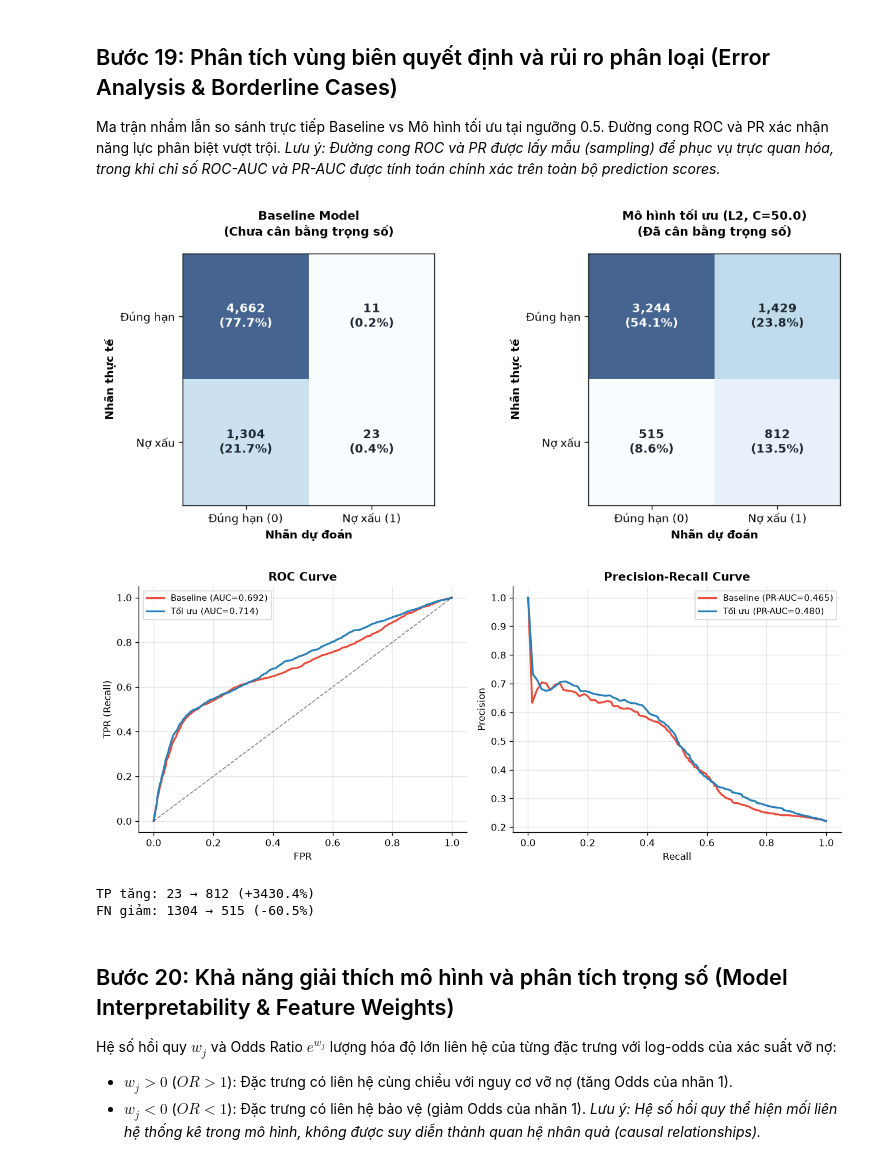
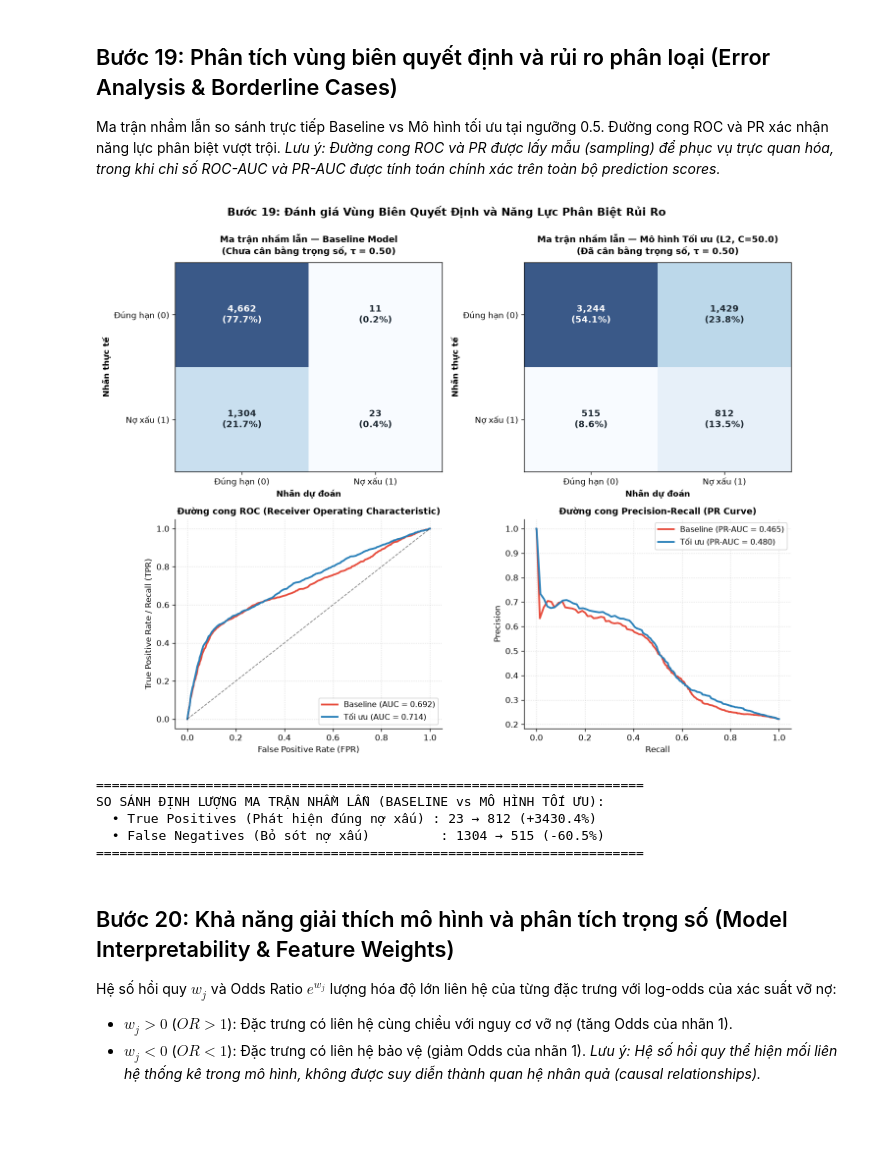
Before and after one commit to nguyenthinhuy04062006-droid/LogR, a Jupyter notebook: credit_card_default_logistic_regression.ipynb, the cells around one changed output. Cells and saved outputs as stored; diff of their text form; code cells hidden in the pictures; blank space fills up the shorter version.

Commit message:
fix(notebook): integrate 2x2 multi-panel layout in Step 19 for confusion matrix and fix label overlap in Step 20

```diff
--- a/credit_card_default_logistic_regression.ipynb
+++ b/credit_card_default_logistic_regression.ipynb
@@ -842,37 +842,33 @@ Std F1 (CV)  : 0.0121 (Độ biến thiên thấp -> mô hình ổn định cao)
 Ma trận nhầm lẫn so sánh trực tiếp Baseline vs Mô hình tối ưu tại ngưỡng 0.5. Đường cong ROC và PR xác nhận năng lực phân biệt vượt trội.
 *Lưu ý: Đường cong ROC và PR được lấy mẫu (sampling) để phục vụ trực quan hóa, trong khi chỉ số ROC-AUC và PR-AUC được tính toán chính xác trên toàn bộ prediction scores.*
 # %%
-# Ma trận nhầm lẫn so sánh + ROC + PR curves
+# Ma trận nhầm lẫn so sánh + ROC + PR curves (Tích hợp 4 panel trực quan)
 cm_base = confusion_matrix(y_test, y_pred_base)
 cm_best = confusion_matrix(y_test, y_pred_best)
 
-# 1. Ma trận nhầm lẫn so sánh
-fig1, (ax1a, ax1b) = plt.subplots(1, 2, figsize=(10.5, 4.5))
+# Tạo khung đồ thị 2x2: Hàng 1 là Ma trận nhầm lẫn, Hàng 2 là Đường cong ROC & PR
+fig, ((ax1a, ax1b), (ax_roc, ax_pr)) = plt.subplots(2, 2, figsize=(12, 9.5))
+fig.suptitle('Bước 19: Đánh giá Vùng Biên Quyết Định và Năng Lực Phân Biệt Rủi Ro', fontsize=13, fontweight='bold', y=0.995)
 
 def render_cm_academic(ax, cm, title, subtitle):
-    ax.matshow(cm, cmap='Blues', alpha=0.75)
+    im = ax.imshow(cm, cmap='Blues', alpha=0.8, aspect='auto')
+    total = np.sum(cm)
     for i in range(2):
         for j in range(2):
             val = cm[i, j]
-            pct = (val / np.sum(cm)) * 100
+            pct = (val / total) * 100
             color_txt = '#ffffff' if val > np.max(cm)/2 else '#1a252f'
             ax.text(j, i, f"{val:,}\n({pct:.1f}%)", va='center', ha='center',
                     color=color_txt, fontweight='bold', fontsize=11)
-    ax.set_title(f"{title}\n{subtitle}", pad=16, fontweight='bold', fontsize=11)
+    ax.set_title(f"{title}\n{subtitle}", pad=10, fontweight='bold', fontsize=11)
     ax.set_xlabel('Nhãn dự đoán', fontsize=10, fontweight='bold')
     ax.set_ylabel('Nhãn thực tế', fontsize=10, fontweight='bold')
     ax.set_xticks([0, 1]); ax.set_yticks([0, 1])
     ax.set_xticklabels(['Đúng hạn (0)', 'Nợ xấu (1)'])
-    ax.set_yticklabels(['Đúng hạn', 'Nợ xấu'])
-    ax.tick_params(top=False, bottom=True, labeltop=False, labelbottom=True)
+    ax.set_yticklabels(['Đúng hạn (0)', 'Nợ xấu (1)'])
 
-render_cm_academic(ax1a, cm_base, "Baseline Model", "(Chưa cân bằng trọng số)")
-render_cm_academic(ax1b, cm_best, f"Mô hình tối ưu ({best_params['penalty'].upper()}, C={best_params['C']})", "(Đã cân bằng trọng số)")
-plt.tight_layout()
-plt.show()
-
-# 2. ROC & PR Curves
-fig2, (ax_roc, ax_pr) = plt.subplots(1, 2, figsize=(11, 4.5))
+render_cm_academic(ax1a, cm_base, "Ma trận nhầm lẫn — Baseline Model", "(Chưa cân bằng trọng số, τ = 0.50)")
+render_cm_academic(ax1b, cm_best, f"Ma trận nhầm lẫn — Mô hình Tối ưu ({best_params['penalty'].upper()}, C={best_params['C']})", "(Đã cân bằng trọng số, τ = 0.50)")
 
 # ROC curve — tính thủ công
 def compute_roc_points(y_true, y_scores):
@@ -882,51 +878,63 @@ def compute_roc_points(y_true, y_scores):
     for th in thresholds[::max(1, len(thresholds)//200)]:
         y_pred_th = (y_scores >= th).astype(int)
         tp = ((y_pred_th == 1) & (y_true == 1)).sum()
         fp = ((y_pred_th == 1) & (y_true == 0)).sum()
         tprs.append(tp/P if P > 0 else 0); fprs.append(fp/N if N > 0 else 0)
     tprs.append(1.0); fprs.append(1.0)
     return np.array(fprs), np.array(tprs)
 
 fpr_b, tpr_b = compute_roc_points(y_test, y_proba_base)
 fpr_m, tpr_m = compute_roc_points(y_test, y_proba_best)
-ax_roc.plot(fpr_b, tpr_b, color='#e74c3c', lw=2, label=f'Baseline (AUC={auc_base:.3f})')
-ax_roc.plot(fpr_m, tpr_m, color='#2980b9', lw=2, label=f'Tối ưu (AUC={auc_best:.3f})')
-ax_roc.plot([0,1],[0,1],'k--',lw=1,alpha=0.5)
-ax_roc.set_xlabel('FPR'); ax_roc.set_ylabel('TPR (Recall)')
-ax_roc.set_title('ROC Curve', fontweight='bold'); ax_roc.legend(fontsize=9)
-ax_roc.grid(alpha=0.3); ax_roc.spines['top'].set_visible(False); ax_roc.spines['right'].set_visible(False)
+ax_roc.plot(fpr_b, tpr_b, color='#e74c3c', lw=2.2, label=f'Baseline (AUC = {auc_base:.3f})')
+ax_roc.plot(fpr_m, tpr_m, color='#2980b9', lw=2.2, label=f'Tối ưu (AUC = {auc_best:.3f})')
+ax_roc.plot([0, 1], [0, 1], 'k--', lw=1, alpha=0.5)
+ax_roc.set_xlabel('False Positive Rate (FPR)', fontsize=10)
+ax_roc.set_ylabel('True Positive Rate / Recall (TPR)', fontsize=10)
+ax_roc.set_title('Đường cong ROC (Receiver Operating Characteristic)', fontweight='bold', fontsize=11)
+ax_roc.legend(fontsize=9.5, loc='lower right')
+ax_roc.grid(True, linestyle=':', alpha=0.5)
+ax_roc.spines['top'].set_visible(False); ax_roc.spines['right'].set_visible(False)
 
-# PR curve
+# PR curve — tính thủ công
 def compute_pr_points(y_true, y_scores):
     thresholds = np.sort(np.unique(y_scores))[::-1]
     precs, recs = [1.0], [0.0]
     P = (y_true == 1).sum()
     for th in thresholds[::max(1, len(thresholds)//200)]:
         y_p = (y_scores >= th).astype(int)
         tp = ((y_p == 1) & (y_true == 1)).sum()
         fp = ((y_p == 1) & (y_true == 0)).sum()
         prec = tp/(tp+fp) if (tp+fp) > 0 else 1.0
         rec = tp/P if P > 0 else 0
         precs.append(prec); recs.append(rec)
     return np.array(recs), np.array(precs)
 
 rec_b, prec_b = compute_pr_points(y_test, y_proba_base)
 rec_m, prec_m = compute_pr_points(y_test, y_proba_best)
-ax_pr.plot(rec_b, prec_b, color='#e74c3c', lw=2, label=f'Baseline (PR-AUC={prauc_base:.3f})')
-ax_pr.plot(rec_m, prec_m, color='#2980b9', lw=2, label=f'Tối ưu (PR-AUC={prauc_best:.3f})')
-ax_pr.set_xlabel('Recall'); ax_pr.set_ylabel('Precision')
-ax_pr.set_title('Precision-Recall Curve', fontweight='bold'); ax_pr.legend(fontsize=9)
-ax_pr.grid(alpha=0.3); ax_pr.spines['top'].set_visible(False); ax_pr.spines['right'].set_visible(False)
+ax_pr.plot(rec_b, prec_b, color='#e74c3c', lw=2.2, label=f'Baseline (PR-AUC = {prauc_base:.3f})')
+ax_pr.plot(rec_m, prec_m, color='#2980b9', lw=2.2, label=f'Tối ưu (PR-AUC = {prauc_best:.3f})')
+ax_pr.set_xlabel('Recall', fontsize=10)
+ax_pr.set_ylabel('Precision', fontsize=10)
+ax_pr.set_title('Đường cong Precision-Recall (PR Curve)', fontweight='bold', fontsize=11)
+ax_pr.legend(fontsize=9.5, loc='upper right')
+ax_pr.grid(True, linestyle=':', alpha=0.5)
+ax_pr.spines['top'].set_visible(False); ax_pr.spines['right'].set_visible(False)
+
 plt.tight_layout()
 plt.show()
 
-print(f"\nTP tăng: {int(cm_base[1,1])} → {int(cm_best[1,1])} (+{(int(cm_best[1,1])-int(cm_base[1,1]))/int(cm_base[1,1])*100:.1f}%)")
-print(f"FN giảm: {int(cm_base[1,0])} → {int(cm_best[1,0])} ({(int(cm_best[1,0])-int(cm_base[1,0]))/int(cm_base[1,0])*100:.1f}%)")
+print("=" * 70)
+print("SO SÁNH ĐỊNH LƯỢNG MA TRẬN NHẦM LẪN (BASELINE vs MÔ HÌNH TỐI ƯU):")
+print(f"  • True Positives (Phát hiện đúng nợ xấu) : {int(cm_base[1,1])} → {int(cm_best[1,1])} (+{(int(cm_best[1,1])-int(cm_base[1,1]))/int(cm_base[1,1])*100:.1f}%)")
+print(f"  • False Negatives (Bỏ sót nợ xấu)         : {int(cm_base[1,0])} → {int(cm_best[1,0])} ({(int(cm_best[1,0])-int(cm_base[1,0]))/int(cm_base[1,0])*100:.1f}%)")
+print("=" * 70)
 # %% [output]
-[figure, old version]
+[figure, new version]
-[figure, removed]
-TP tăng: 23 → 812 (+3430.4%)
-FN giảm: 1304 → 515 (-60.5%)
+======================================================================
+SO SÁNH ĐỊNH LƯỢNG MA TRẬN NHẦM LẪN (BASELINE vs MÔ HÌNH TỐI ƯU):
+  • True Positives (Phát hiện đúng nợ xấu) : 23 → 812 (+3430.4%)
+  • False Negatives (Bỏ sót nợ xấu)         : 1304 → 515 (-60.5%)
+======================================================================
 # %% [markdown]
 ## Bước 20: Khả năng giải thích mô hình và phân tích trọng số (Model Interpretability & Feature Weights)
 
```
Also changed, not shown: parts of 1 cell of this notebook, 1 other file.
